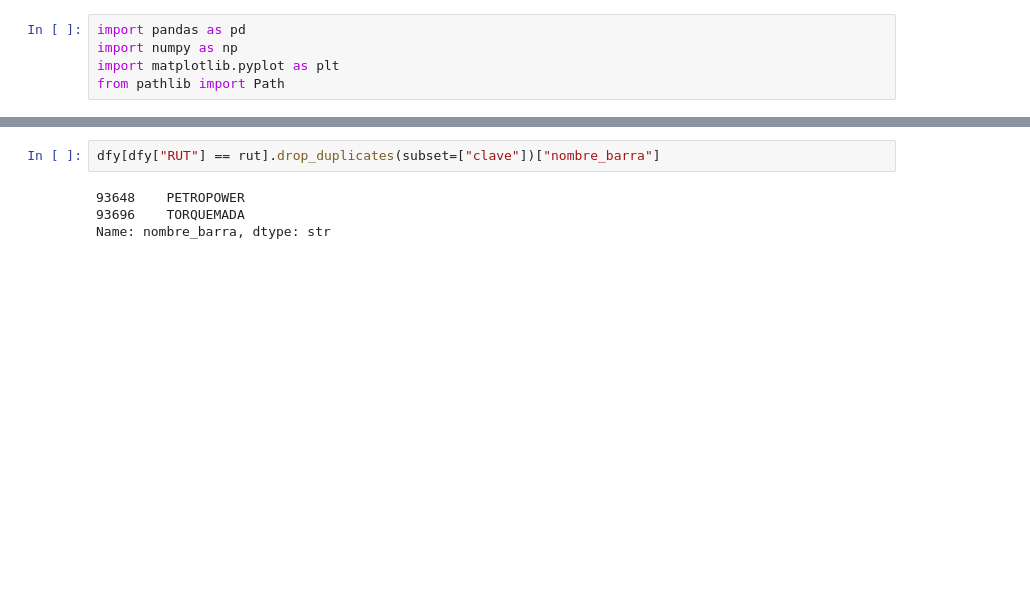
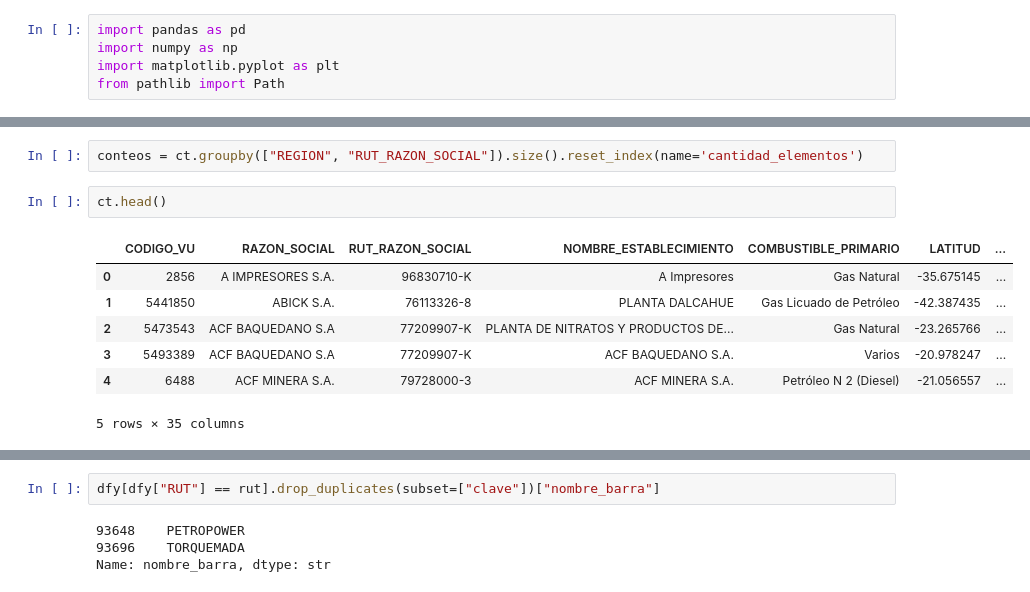
Before and after one commit to JRichi-99/ProyectoAnalisisElectrico, a Jupyter notebook: notebook/DataInsight/CheckCase/CheckRutCase.ipynb, the cells around one changed output, grey strips where cells are left out. Drawn from its saved outputs; the diff is of its cells as text; blank space fills up the shorter version.

```diff
--- a/notebook/DataInsight/CheckCase/CheckRutCase.ipynb
+++ b/notebook/DataInsight/CheckCase/CheckRutCase.ipynb
@@ -20,0 +34,12 @@ dfs = [dfy,dfo,dfi,dfv,dfp]
+# %%
+conteos = ct.groupby(["REGION", "RUT_RAZON_SOCIAL"]).size().reset_index(name='cantidad_elementos')
+# %%
+ct.head()
+# %% [output]
+|  | CODIGO_VU | RAZON_SOCIAL | RUT_RAZON_SOCIAL | NOMBRE_ESTABLECIMIENTO | COMBUSTIBLE_PRIMARIO | LATITUD | ... |
+| 0 | 2856 | A IMPRESORES S.A. | 96830710-K | A Impresores | Gas Natural | -35.675145 | ... |
+| 1 | 5441850 | ABICK S.A. | 76113326-8 | PLANTA DALCAHUE | Gas Licuado de Petróleo | -42.387435 | ... |
+| 2 | 5473543 | ACF BAQUEDANO S.A | 77209907-K | PLANTA DE NITRATOS Y PRODUCTOS DE... | Gas Natural | -23.265766 | ... |
+| 3 | 5493389 | ACF BAQUEDANO S.A | 77209907-K | ACF BAQUEDANO S.A. | Varios | -20.978247 | ... |
+| 4 | 6488 | ACF MINERA S.A. | 79728000-3 | ACF MINERA S.A. | Petróleo N 2 (Diesel) | -21.056557 | ... |
+5 rows × 35 columns
```
Also changed, not shown: parts of 11 cells of this notebook, 24 other files.
